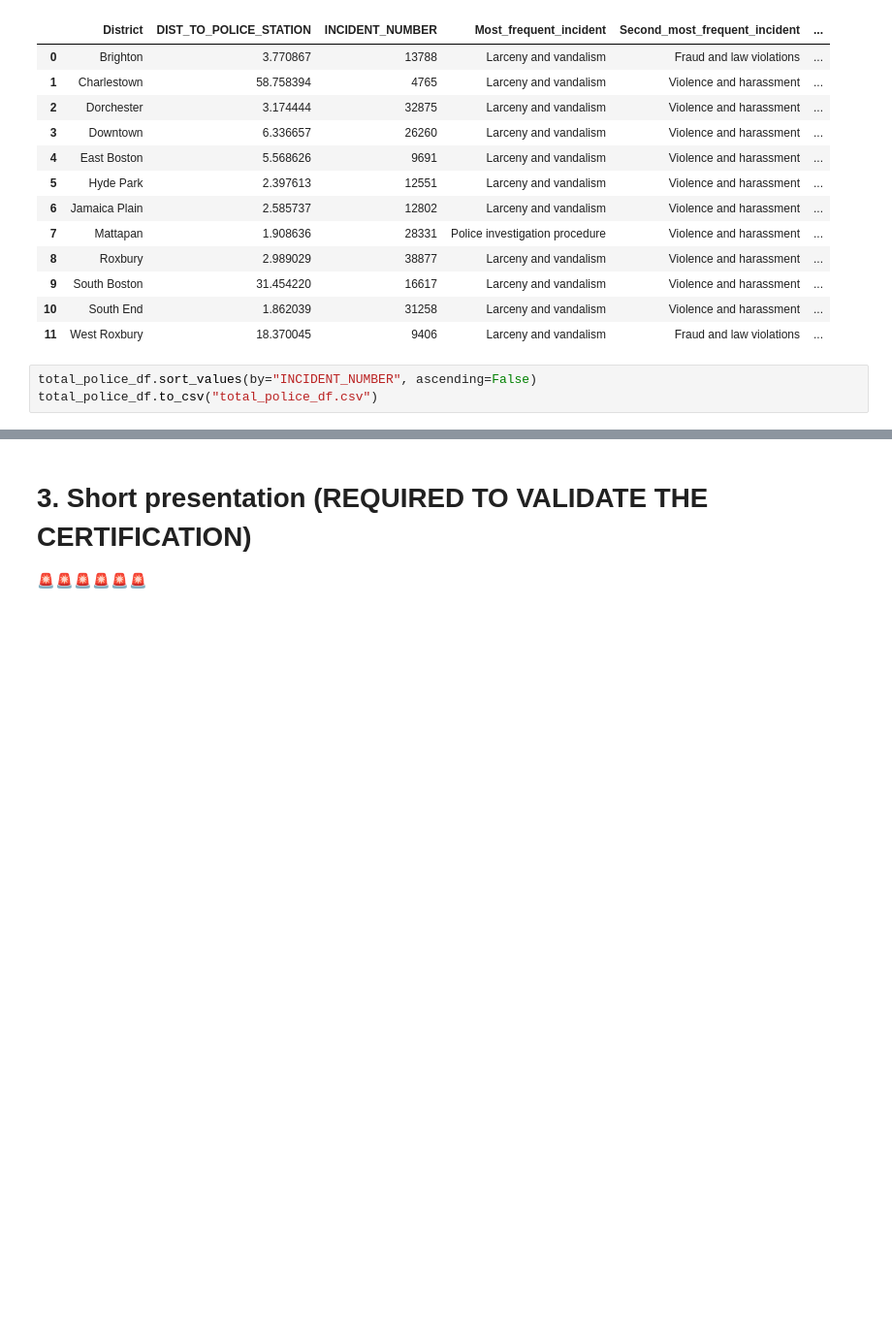
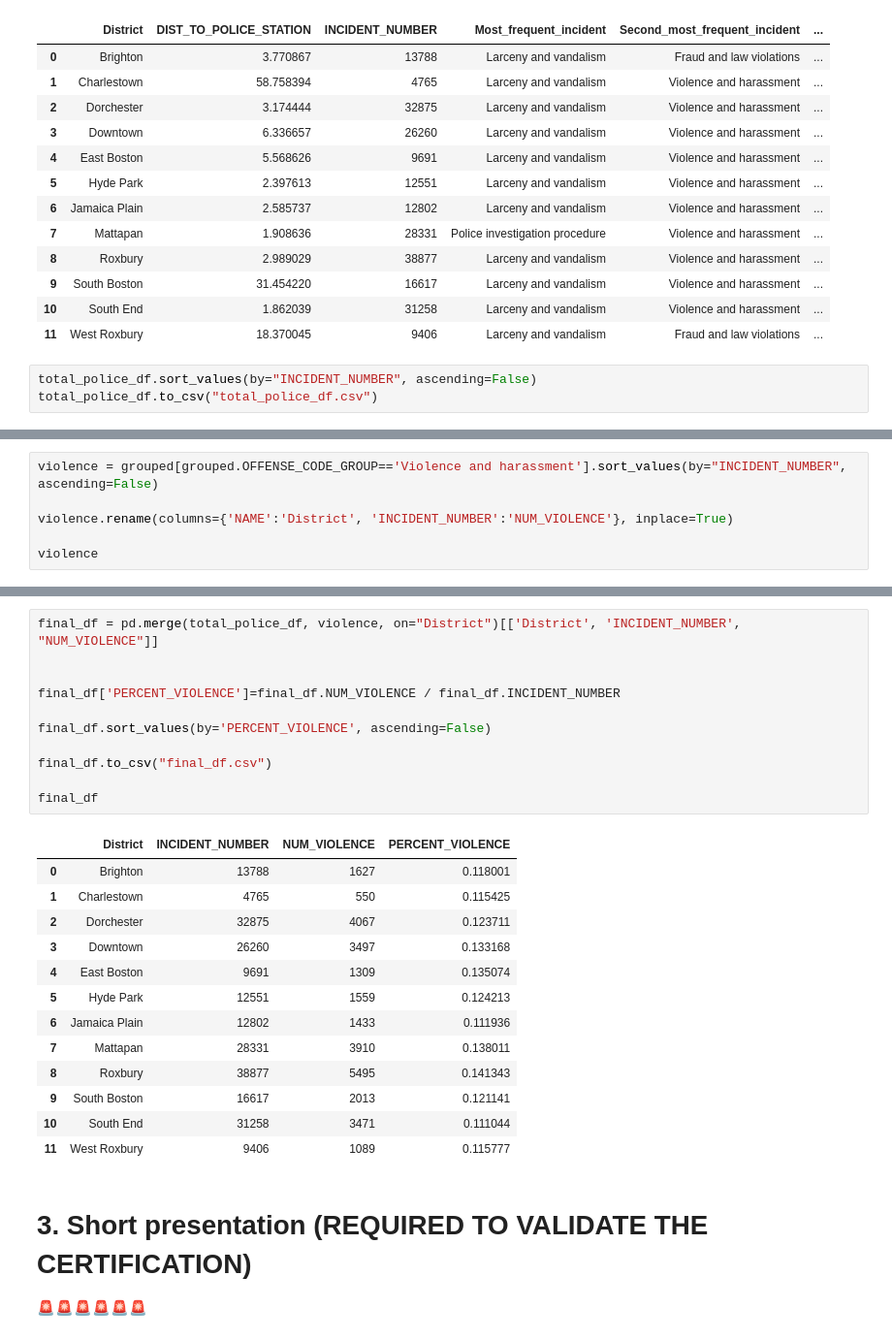
Before and after one commit to ClemenceK/data-certification-exam, a Jupyter notebook: decision_science/boston_crimes.ipynb, the cells around one changed output, grey strips where cells are left out. Shown at 97% size. Saved outputs shown, nothing was run; the diff lists cells and outputs as text; blank space fills up the shorter version.

```diff
--- a/decision_science/boston_crimes.ipynb
+++ b/decision_science/boston_crimes.ipynb
@@ -822,0 +840,6 @@ ax.tick_params(which='major', labelsize=14)
+# %%
+violence = grouped[grouped.OFFENSE_CODE_GROUP=='Violence and harassment'].sort_values(by="INCIDENT_NUMBER", ascending=False)
+
+violence.rename(columns={'NAME':'District', 'INCIDENT_NUMBER':'NUM_VIOLENCE'}, inplace=True)
+
+violence
@@ -823 +860,26 @@ ax.tick_params(which='major', labelsize=14)
+# %%
+final_df = pd.merge(total_police_df, violence, on="District")[['District', 'INCIDENT_NUMBER', "NUM_VIOLENCE"]]
+
+
+final_df['PERCENT_VIOLENCE']=final_df.NUM_VIOLENCE / final_df.INCIDENT_NUMBER
+
+final_df.sort_values(by='PERCENT_VIOLENCE', ascending=False)
+
+final_df.to_csv("final_df.csv")
+
+final_df
+# %% [output]
+|  | District | INCIDENT_NUMBER | NUM_VIOLENCE | PERCENT_VIOLENCE |
+| 0 | Brighton | 13788 | 1627 | 0.118001 |
+| 1 | Charlestown | 4765 | 550 | 0.115425 |
+| 2 | Dorchester | 32875 | 4067 | 0.123711 |
+| 3 | Downtown | 26260 | 3497 | 0.133168 |
+| 4 | East Boston | 9691 | 1309 | 0.135074 |
+| 5 | Hyde Park | 12551 | 1559 | 0.124213 |
+| 6 | Jamaica Plain | 12802 | 1433 | 0.111936 |
+| 7 | Mattapan | 28331 | 3910 | 0.138011 |
+| 8 | Roxbury | 38877 | 5495 | 0.141343 |
+| 9 | South Boston | 16617 | 2013 | 0.121141 |
+| 10 | South End | 31258 | 3471 | 0.111044 |
+| 11 | West Roxbury | 9406 | 1089 | 0.115777 |
 # %% [markdown]
```
Also changed, not shown: parts of 3 cells of this notebook, 2 other files.
